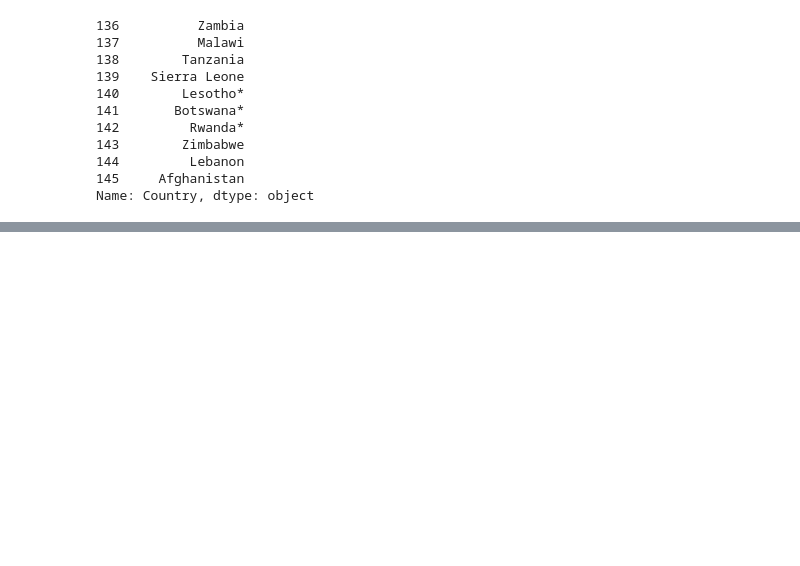
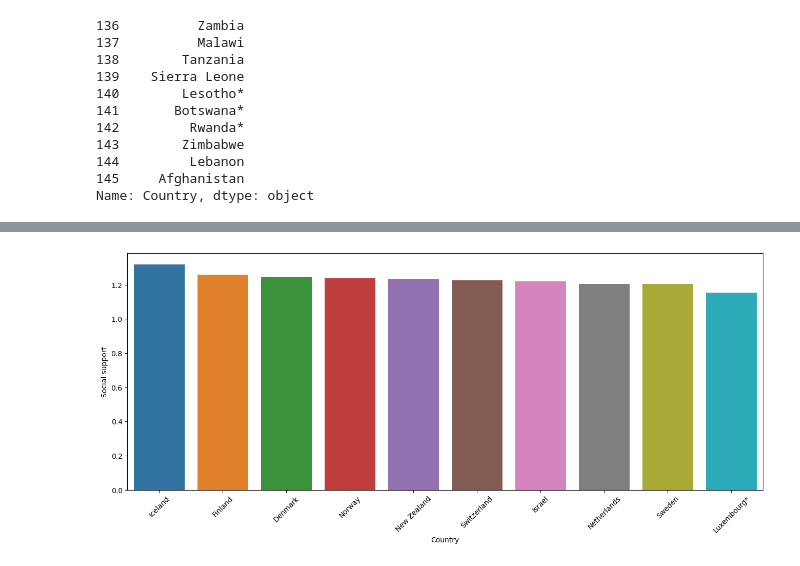
Before and after one commit to ecomunick/omdena, a Jupyter notebook: EDA_project/notebook/world_happiness_2022.ipynb, the cells around one changed output, grey strips where cells are left out. Saved outputs shown, nothing was run; the diff lists cells and outputs as text; code cells hidden in the pictures; blank space fills up the shorter version.

```diff
--- a/EDA_project/notebook/world_happiness_2022.ipynb
+++ b/EDA_project/notebook/world_happiness_2022.ipynb
@@ -190,0 +300,11 @@ bar_chart.show()
+# %%
+# Top 10 Countries by Social support
+plt.figure(figsize=(16,6))
+sns.barplot(x='Country',
+            y='Social support',
+            data=ten_happy.nlargest(10, 'Social support'))
+#plt.grid()
+plt.xticks(rotation = 45)
+plt.show()
+# %% [output]
+[figure, added]
```
Also changed, not shown: parts of 21 cells of this notebook.
